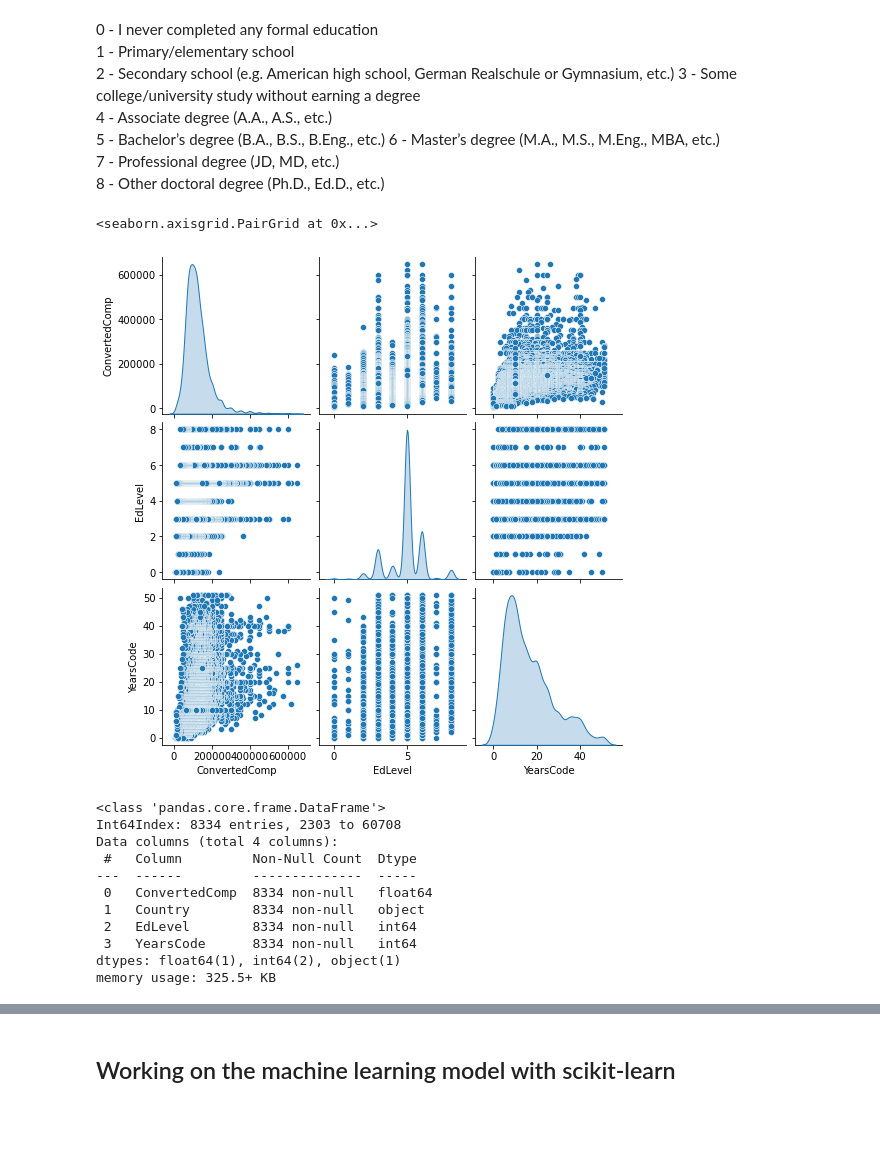
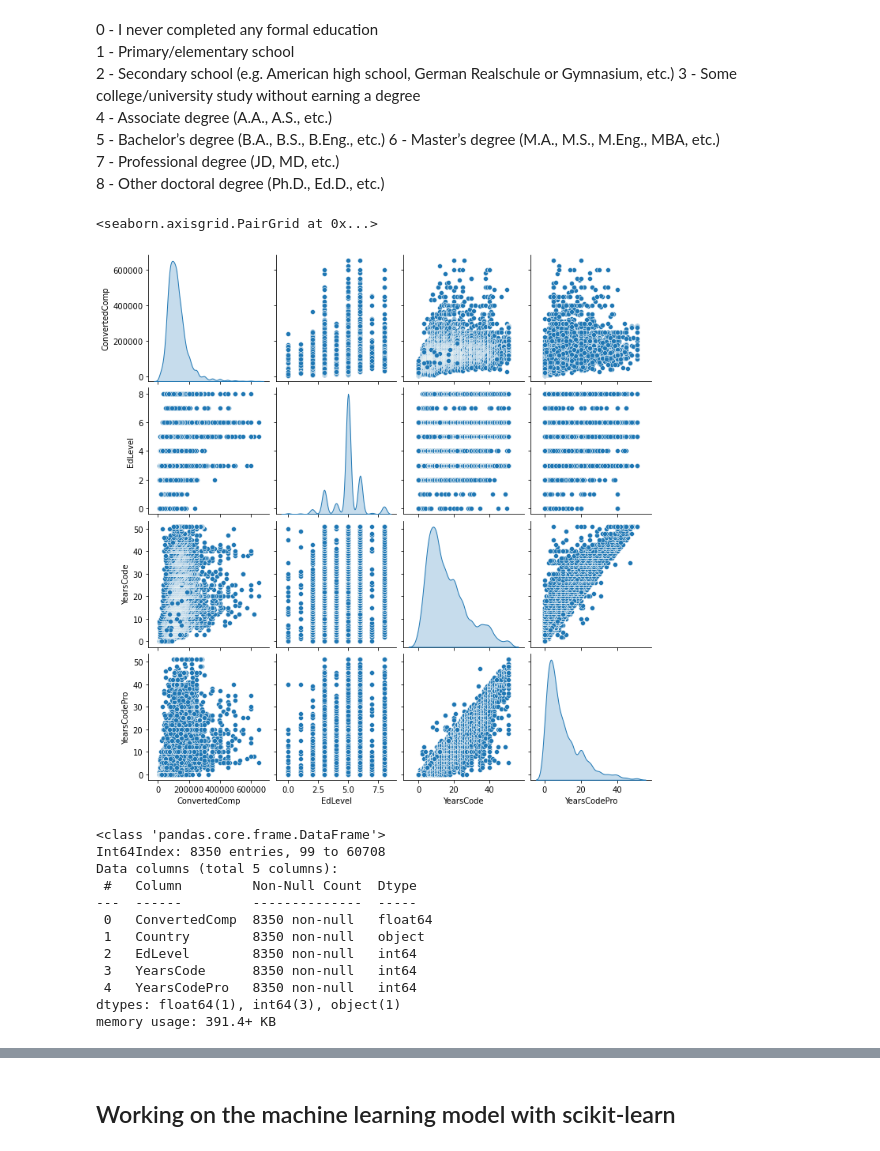
Before and after one commit to triple-crown-consulting/developer-salary-guide, a Jupyter notebook: notebooks/survey-data-2020.ipynb, the cells around one changed output, grey strips where cells are left out. Drawn from its saved outputs; the diff is of its cells as text; code cells hidden in the pictures; blank space fills up the shorter version.

```diff
--- a/notebooks/survey-data-2020.ipynb
+++ b/notebooks/survey-data-2020.ipynb
@@ -126,5 +129,5 @@ YearsCode        20
 dtype: int64
 # %%
 # Analyzing only data where feature variable is reported in survey
-data_us.dropna(subset=['YearsCode'], inplace=True)
-data_us.isnull().sum()
+# data_us.dropna(subset=['YearsCode'], inplace=True)
+# data_us.isnull().sum()
@@ -136,0 +134,4 @@ dtype: int64
+# %%
+# Analyzing only data where feature variable is reported in survey
+data_us.dropna(subset=['YearsCodePro'], inplace=True)
+data_us.isnull().sum()
@@ -198,6 +208,8 @@ sns.boxplot(x=data_us['ConvertedComp'])
 [figure]
 # %%
 data_us['YearsCode'] = data_us['YearsCode'].replace(['More than 50 years', 'Less than 1 year'], ['51', '0'])
+# %%
+data_us['YearsCodePro'] = data_us['YearsCodePro'].replace(['More than 50 years', 'Less than 1 year', 'less than 1 year'], ['51', '0', '0'])
 # %%
 data_us['ConvertedComp'].value_counts()
 # %% [output]
@@ -266,5 +299,7 @@ memory usage: 325.5+ KB
 # %%
 data_us['YearsCode'] = data_us['YearsCode'].astype(str).astype(int)
+# %%
+data_us['YearsCodePro'] = data_us['YearsCodePro'].astype(str).astype(int)
 # %% [markdown]
 0 - I never completed any formal education
 1 - Primary/elementary school
@@ -281,25 +316,26 @@ data_us['EdLevel'] = data_us['EdLevel'].replace(['I never completed any formal e
 data_us['EdLevel'] = data_us['EdLevel'].astype(str).astype(int)
 # %%
 # pairplots to get an overview of potential correlations in the data
-sns.pairplot(data_us[['ConvertedComp', 'EdLevel', 'YearsCode']], diag_kind='kde')
+sns.pairplot(data_us[['ConvertedComp', 'EdLevel', 'YearsCode', 'YearsCodePro']], diag_kind='kde')
 # %% [output]
 <seaborn.axisgrid.PairGrid at 0x...>
-[figure, old version]
+[figure, new version]
 # %%
 # Making sure data is floats and/or ints (ignoring Country), and that there are no null values
 data_us.info()
 # %% [output]
 <class 'pandas.core.frame.DataFrame'>
-Int64Index: 8334 entries, 2303 to 60708
-Data columns (total 4 columns):
+Int64Index: 8350 entries, 99 to 60708
+Data columns (total 5 columns):
  #   Column         Non-Null Count  Dtype
 ---  ------         --------------  -----
- 0   ConvertedComp  8334 non-null   float64
- 1   Country        8334 non-null   object
- 2   EdLevel        8334 non-null   int64
- 3   YearsCode      8334 non-null   int64
-dtypes: float64(1), int64(2), object(1)
-memory usage: 325.5+ KB
+ 0   ConvertedComp  8350 non-null   float64
+ 1   Country        8350 non-null   object
+ 2   EdLevel        8350 non-null   int64
+ 3   YearsCode      8350 non-null   int64
+ 4   YearsCodePro   8350 non-null   int64
+dtypes: float64(1), int64(3), object(1)
+memory usage: 391.4+ KB
 # %%
 data_us.describe()
 # %% [output]
```
Also changed, not shown: parts of 21 cells of this notebook, 4 other files.
